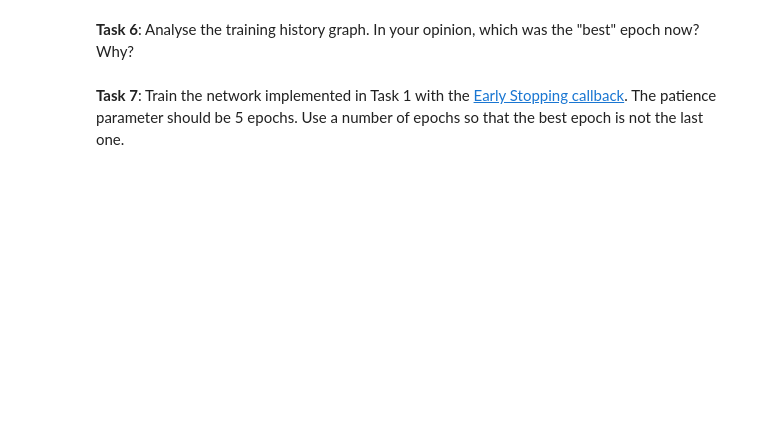
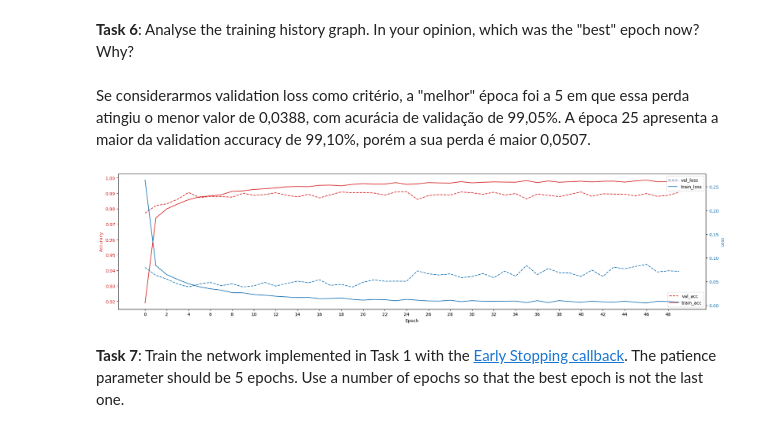
Before and after one commit to BeatrizCazatti/deep-learning, a Jupyter notebook: 2026_2_Practice_2_Implementing_LENET_5_architecture_using_Keras.ipynb, the cells around one changed output. Cells and saved outputs as stored; diff of their text form; code cells hidden in the pictures; blank space fills up the shorter version.

```diff
--- a/2026_2_Practice_2_Implementing_LENET_5_architecture_using_Keras.ipynb
+++ b/2026_2_Practice_2_Implementing_LENET_5_architecture_using_Keras.ipynb
@@ -151,3 +310,38 @@ plt.show()
+# %% [markdown]
+Se considerarmos validation loss como critério, a "melhor" época foi a 5 em que essa perda atingiu o menor valor de 0,0388, com acurácia de validação de 99,05%. A época 25 apresenta a maior da validation accuracy de 99,10%, porém a sua perda é maior 0,0507.
+# %%
+#Put your code for Task 6 here
+
+import numpy as np
+import matplotlib.pyplot as plt
+
+H = history_2
+EPOCHS = 50
+
+fig, ax1 = plt.subplots(figsize=(20, 5))
+
+color = 'tab:red'
+ax1.set_xlabel('Epoch')
+ax1.set_xticks(np.arange(0, EPOCHS, 2))
+ax1.set_ylabel('Accuracy', color=color)
+ax1.plot(H.history["val_accuracy"], '--', label="val_acc", color=color)
+ax1.plot(H.history["accuracy"], label="train_acc", color=color)
+ax1.tick_params(axis='y', labelcolor=color)
+ax1.legend(loc='lower right')
+
+ax2 = ax1.twinx()
+
+color = 'tab:blue'
+ax2.set_ylabel('Loss', color=color)
+ax2.plot(H.history["val_loss"], '--', label="val_loss", color=color)
+ax2.plot(H.history["loss"], label="train_loss", color=color)
+ax2.tick_params(axis='y', labelcolor=color)
+ax2.legend(loc='upper right')
+
+fig.tight_layout()
+plt.show()
+# %% [output]
+[figure, added]
 # %% [markdown]
 **Task 7**: Train the network implemented in Task 1 with the [Early Stopping callback](https://www.tensorflow.org/api_docs/python/tf/keras/callbacks/EarlyStopping). The patience parameter should be 5 epochs. Use a number of epochs so that the best epoch is not the last one.
 # %%
```
Also changed, not shown: parts of 30 cells of this notebook.
